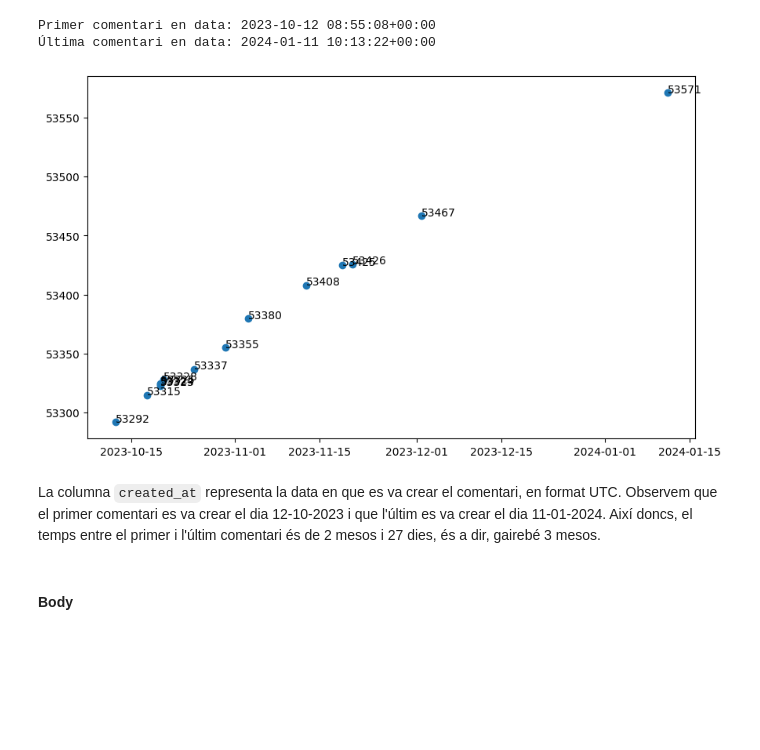
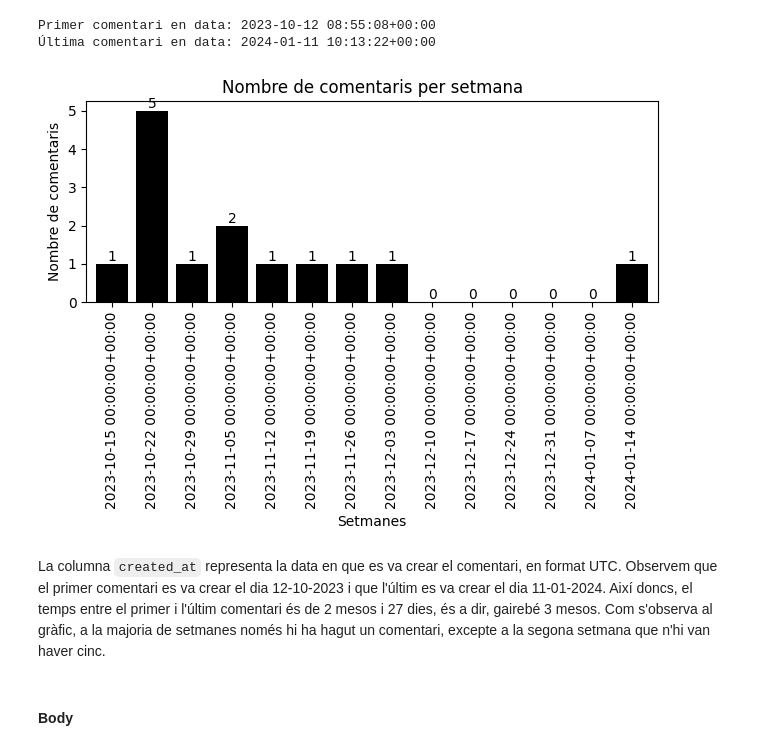
Before and after one commit to NoOPeEKS/dades-assemblea-clima, a Jupyter notebook: exploracio_csv.ipynb, the cells around one changed output. Cells and saved outputs as stored; diff of their text form; code cells hidden in the pictures; blank space fills up the shorter version.

Commit message:
Modificat gràfic sèrie temporal comentaris per veure setmanalment

```diff
--- a/exploracio_csv.ipynb
+++ b/exploracio_csv.ipynb
@@ -487,16 +487,20 @@ print(f"Última comentari en data: {max(df_comments['created_at'])}")
 # %% [output]
 Primer comentari en data: 2023-10-12 08:55:08+00:00
 Última comentari en data: 2024-01-11 10:13:22+00:00
-# %%
-fig, ax = plt.subplots(figsize=(10,6))
-ax.scatter(df_comments['created_at'], df_comments['id'])
-
-for i, txt in enumerate(df_comments['id']):
-    ax.annotate(txt, (df_comments['created_at'][i], df_comments['id'][i]))
-# %% [output]
-[figure, removed]
+# %%
+ax = df_comments.resample('W', on='created_at')['id'].count().plot(kind='bar', width=.8, color='black')
+for p in ax.patches:
+    ax.annotate(str(p.get_height()), (p.get_x() + p.get_width() / 2., p.get_height()), ha='center', va='center', xytext=(0, 5), textcoords='offset points')
+
+plt.xlabel('Setmanes')
+plt.ylabel('Nombre de comentaris')
+plt.title('Nombre de comentaris per setmana')
+plt.tight_layout()
+plt.show()
+# %% [output]
+[figure, added]
 # %% [markdown]
-La columna `created_at` representa la data en que es va crear el comentari, en format UTC. Observem que el primer comentari es va crear el dia 12-10-2023 i que l'últim es va crear el dia 11-01-2024. Així doncs, el temps entre el primer i l'últim comentari és de 2 mesos i 27 dies, és a dir, gairebé 3 mesos.
+La columna `created_at` representa la data en que es va crear el comentari, en format UTC. Observem que el primer comentari es va crear el dia 12-10-2023 i que l'últim es va crear el dia 11-01-2024. Així doncs, el temps entre el primer i l'últim comentari és de 2 mesos i 27 dies, és a dir, gairebé 3 mesos. Com s'observa al gràfic, a la majoria de setmanes només hi ha hagut un comentari, excepte a la segona setmana que n'hi van haver cinc.
 # %% [markdown]
 #### Body
 # %%
```
Also changed, not shown: parts of 1 cell of this notebook.
